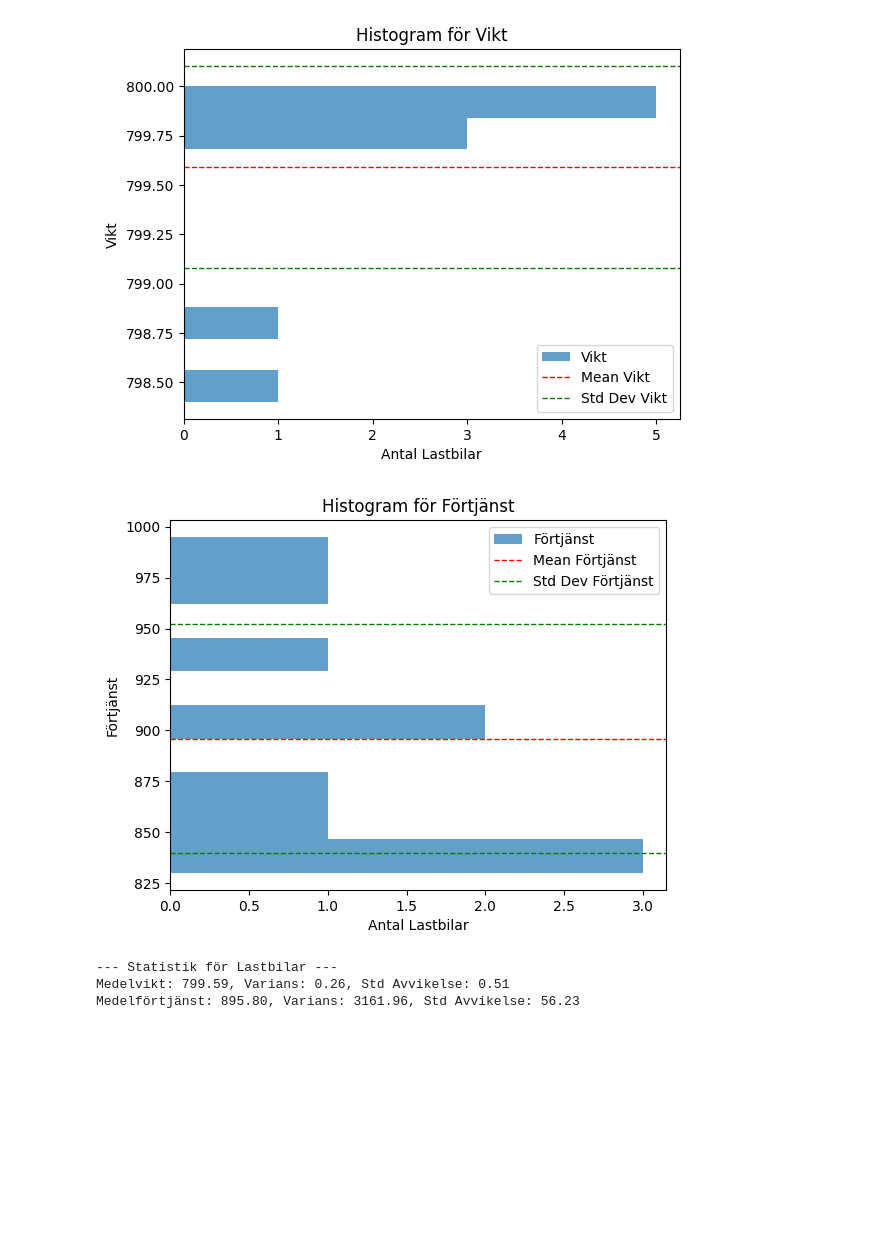
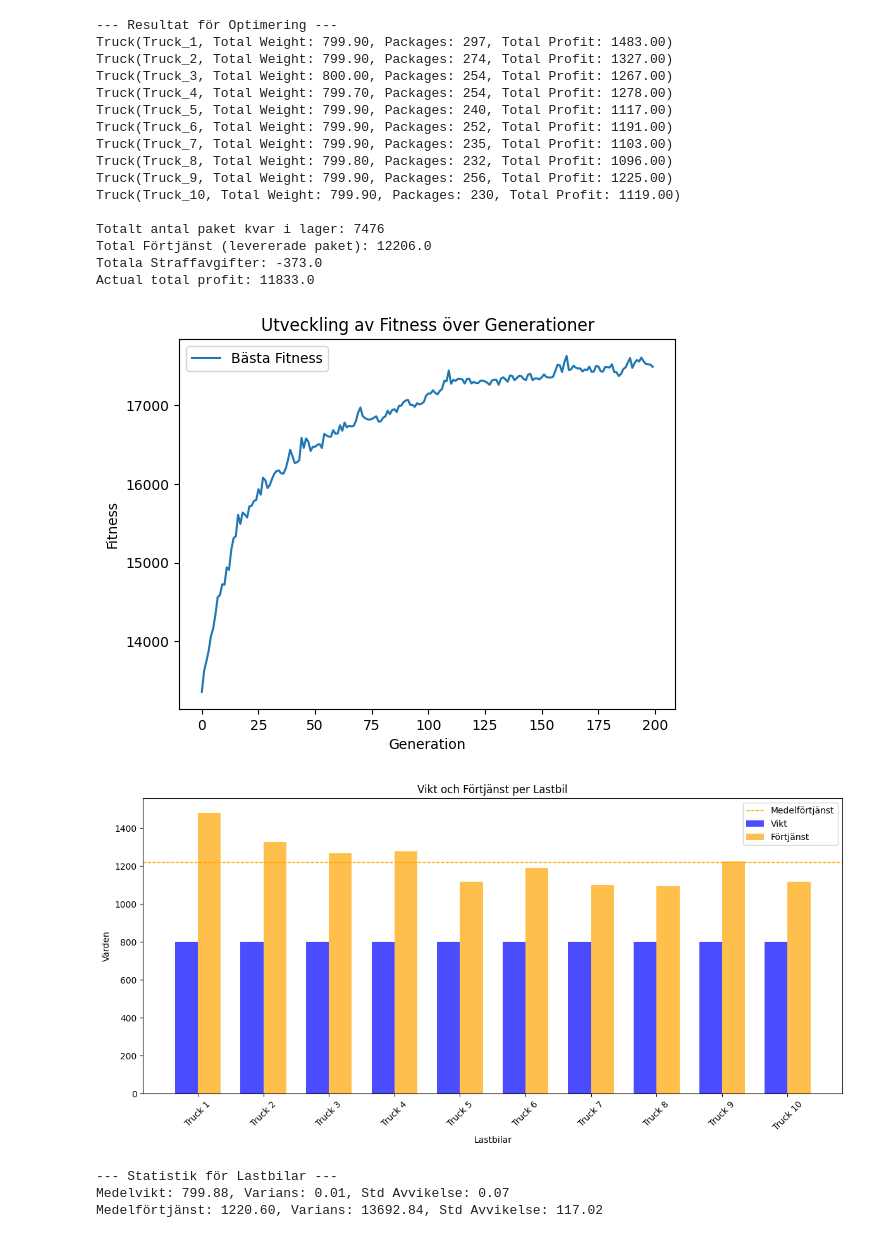
Before and after one commit to Bobtehsilent/DeliverySystem, a Jupyter notebook: notebooks/delivery_use.ipynb, the cells around one changed output. Saved outputs shown, nothing was run; the diff lists cells and outputs as text; code cells hidden in the pictures; blank space fills up the shorter version.

```diff
--- a/notebooks/delivery_use.ipynb
+++ b/notebooks/delivery_use.ipynb
@@ -67,8 +79,33 @@ visualize_fitness(stats)
-# %%
-optimizer.analyze_solution()
-# %% [output]
-[figure, removed]
-[figure, removed]
---- Statistik för Lastbilar ---
-Medelvikt: 799.59, Varians: 0.26, Std Avvikelse: 0.51
-Medelförtjänst: 895.80, Varians: 3161.96, Std Avvikelse: 56.23
+# %%
+# Second file results
+optimizer = Optimizer(packages2, max_trucks=10, max_capacity=800, log_file=log_file)
+
+stats, best_solution = optimizer.optimize(population_size=100, generations=200)
+
+optimizer.display_results()
+
+visualize_fitness(stats)
+
+optimizer.analyze_solution()
+# %% [output]
+--- Resultat för Optimering ---
+Truck(Truck_1, Total Weight: 799.90, Packages: 297, Total Profit: 1483.00)
+Truck(Truck_2, Total Weight: 799.90, Packages: 274, Total Profit: 1327.00)
+Truck(Truck_3, Total Weight: 800.00, Packages: 254, Total Profit: 1267.00)
+Truck(Truck_4, Total Weight: 799.70, Packages: 254, Total Profit: 1278.00)
+Truck(Truck_5, Total Weight: 799.90, Packages: 240, Total Profit: 1117.00)
+Truck(Truck_6, Total Weight: 799.90, Packages: 252, Total Profit: 1191.00)
+Truck(Truck_7, Total Weight: 799.90, Packages: 235, Total Profit: 1103.00)
+Truck(Truck_8, Total Weight: 799.80, Packages: 232, Total Profit: 1096.00)
+Truck(Truck_9, Total Weight: 799.90, Packages: 256, Total Profit: 1225.00)
+Truck(Truck_10, Total Weight: 799.90, Packages: 230, Total Profit: 1119.00)
+
+Totalt antal paket kvar i lager: 7476
+Total Förtjänst (levererade paket): 12206.0
+Totala Straffavgifter: -373.0
+Actual total profit: 11833.0
+[figure, added]
+[figure, added]
+--- Statistik för Lastbilar ---
+Medelvikt: 799.88, Varians: 0.01, Std Avvikelse: 0.07
+Medelförtjänst: 1220.60, Varians: 13692.84, Std Avvikelse: 117.02
```
Also changed, not shown: parts of 6 cells of this notebook, 12 other files.
